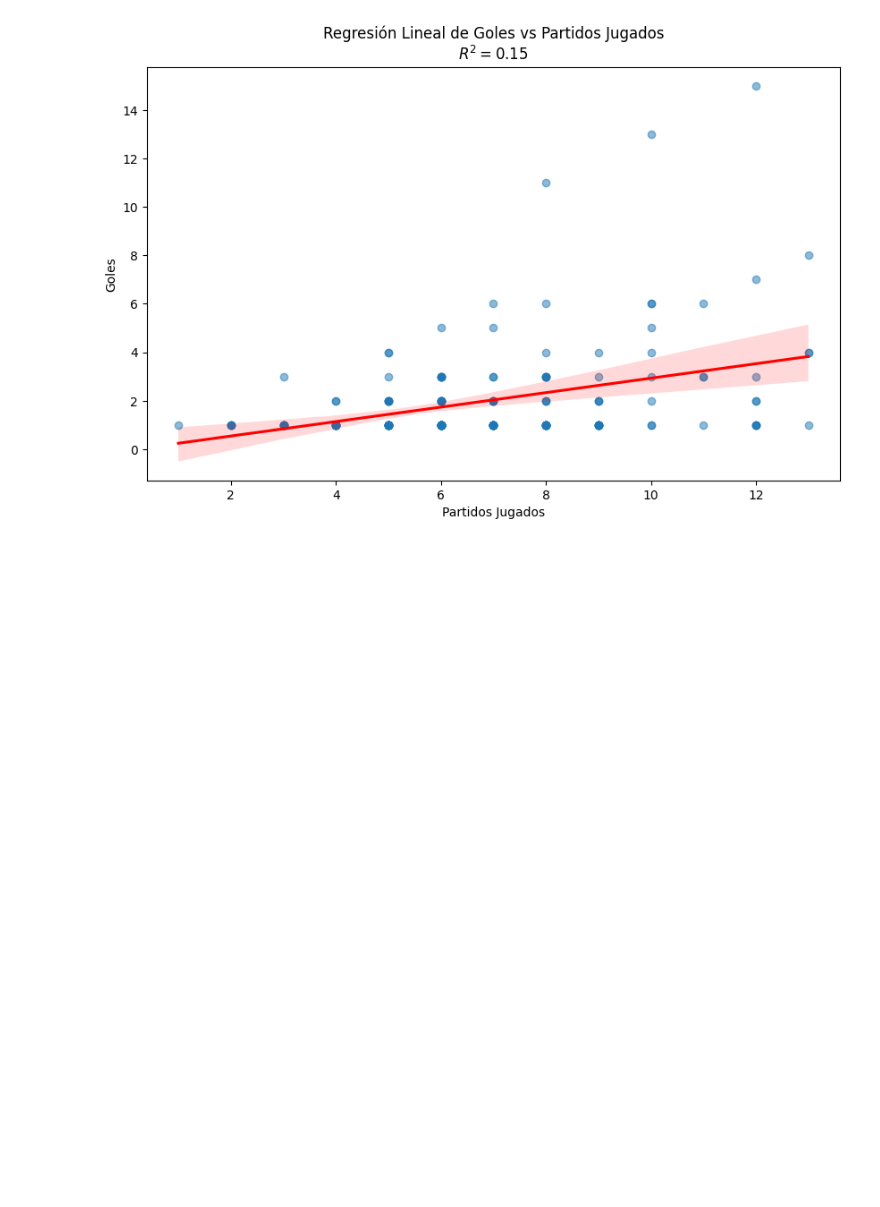
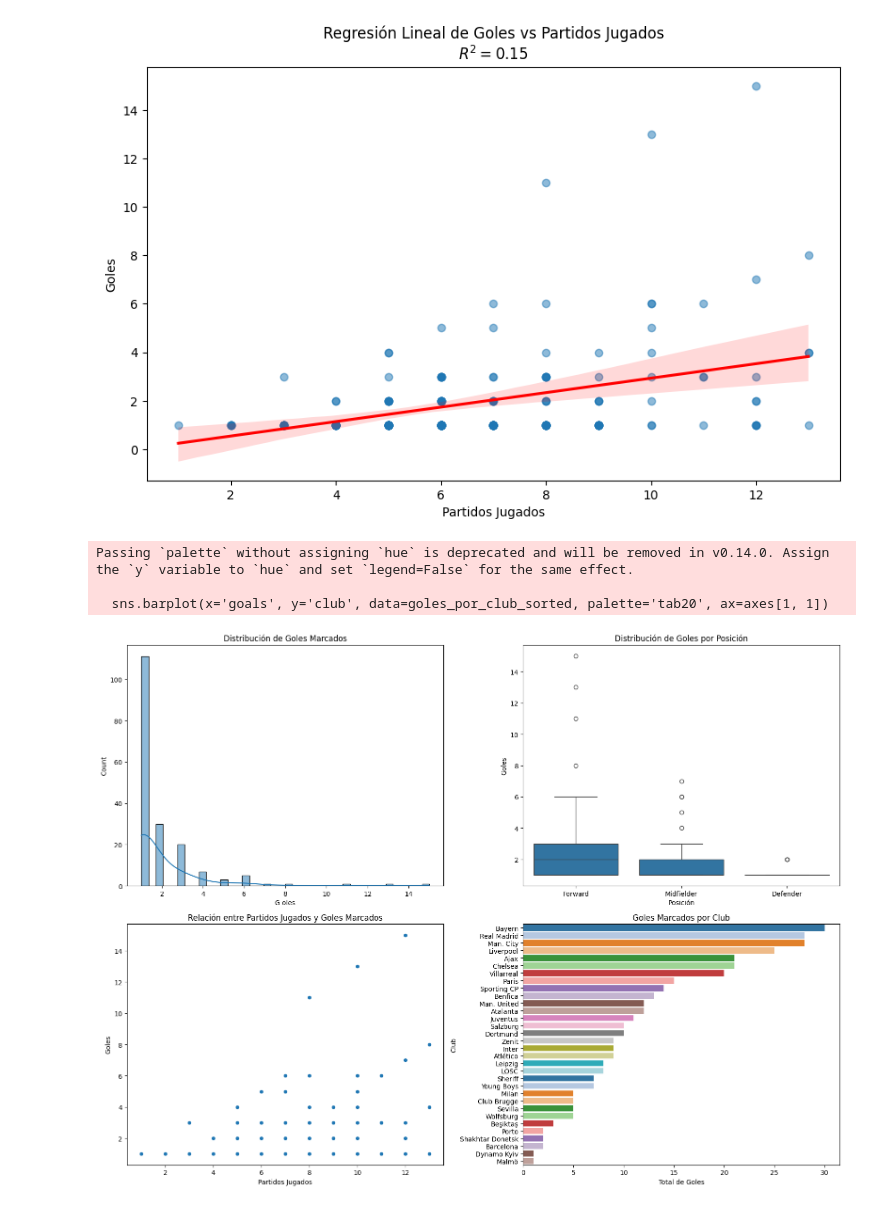
Before and after one commit to danielbolanosuax/GolesUEFA2022, a Jupyter notebook: UEFA.ipynb, the cells around one changed output. Saved outputs shown, nothing was run; the diff lists cells and outputs as text; code cells hidden in the pictures; blank space fills up the shorter version.

```diff
--- a/UEFA.ipynb
+++ b/UEFA.ipynb
@@ -174,3 +174,46 @@ plt.ylabel('Goles')
 plt.show()
 # %% [output]
 [figure]
+# %%
+import matplotlib.pyplot as plt
+import seaborn as sns
+import pandas as pd
+
+# Asegúrate de tener la ruta correcta a tu archivo CSV
+df_goles_uefa = pd.read_csv(r"C:\Users\Daniel Bolaños\Downloads\golesuefa20-22.csv")
+
+# Ahora, procedemos a generar los gráficos
+fig, axes = plt.subplots(2, 2, figsize=(16, 12))
+
+# Histograma de goles
+sns.histplot(df_goles_uefa['goals'], kde=True, ax=axes[0, 0])
+axes[0, 0].set_title('Distribución de Goles Marcados')
+axes[0, 0].set_xlabel('G oles')
+
+# Boxplot de goles por posición
+sns.boxplot(x='position', y='goals', data=df_goles_uefa, ax=axes[0, 1])
+axes[0, 1].set_title('Distribución de Goles por Posición')
+axes[0, 1].set_xlabel('Posición')
+axes[0, 1].set_ylabel('Goles')
+
+# Scatter plot de partidos jugados vs goles
+sns.scatterplot(x='match_played', y='goals', data=df_goles_uefa, ax=axes[1, 0])
+axes[1, 0].set_title('Relación entre Partidos Jugados y Goles Marcados')
+axes[1, 0].set_xlabel('Partidos Jugados')
+axes[1, 0].set_ylabel('Goles')
+
+# Barras de goles marcados por club (Este requiere un poco de preparación adicional)
+goles_por_club = df_goles_uefa.groupby('club')['goals'].sum().reset_index()
+goles_por_club_sorted = goles_por_club.sort_values('goals', ascending=False)
+sns.barplot(x='goals', y='club', data=goles_por_club_sorted, palette='tab20', ax=axes[1, 1])
+axes[1, 1].set_title('Goles Marcados por Club')
+axes[1, 1].set_xlabel('Total de Goles')
+axes[1, 1].set_ylabel('Club')
+
+plt.tight_layout() # Ajusta automáticamente los parámetros de la subtrama para dar un padding especificado
+plt.show()
+# %% [output]
+Passing `palette` without assigning `hue` is deprecated and will be removed in v0.14.0. Assign the `y` variable to `hue` and set `legend=False` for the same effect.
+
+  sns.barplot(x='goals', y='club', data=goles_por_club_sorted, palette='tab20', ax=axes[1, 1])
+[figure, added]
```
